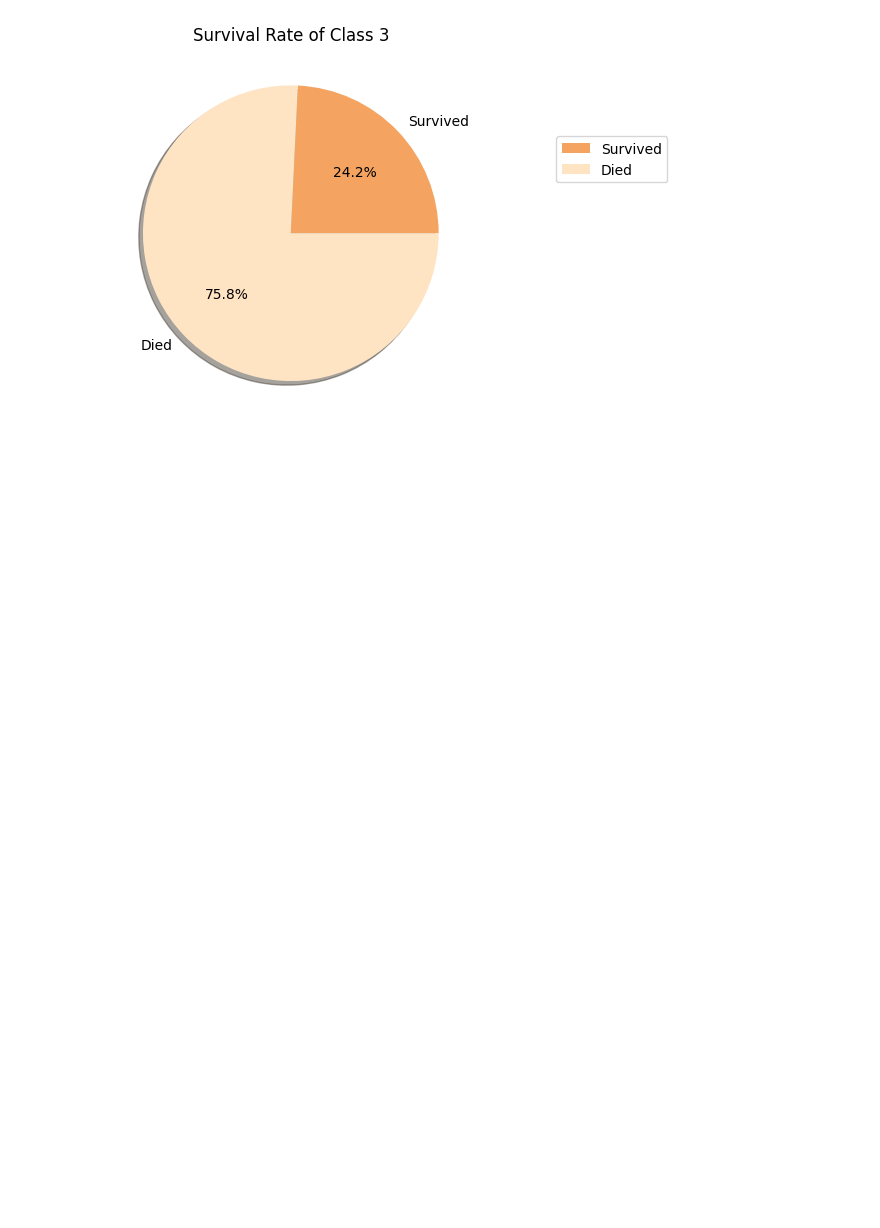
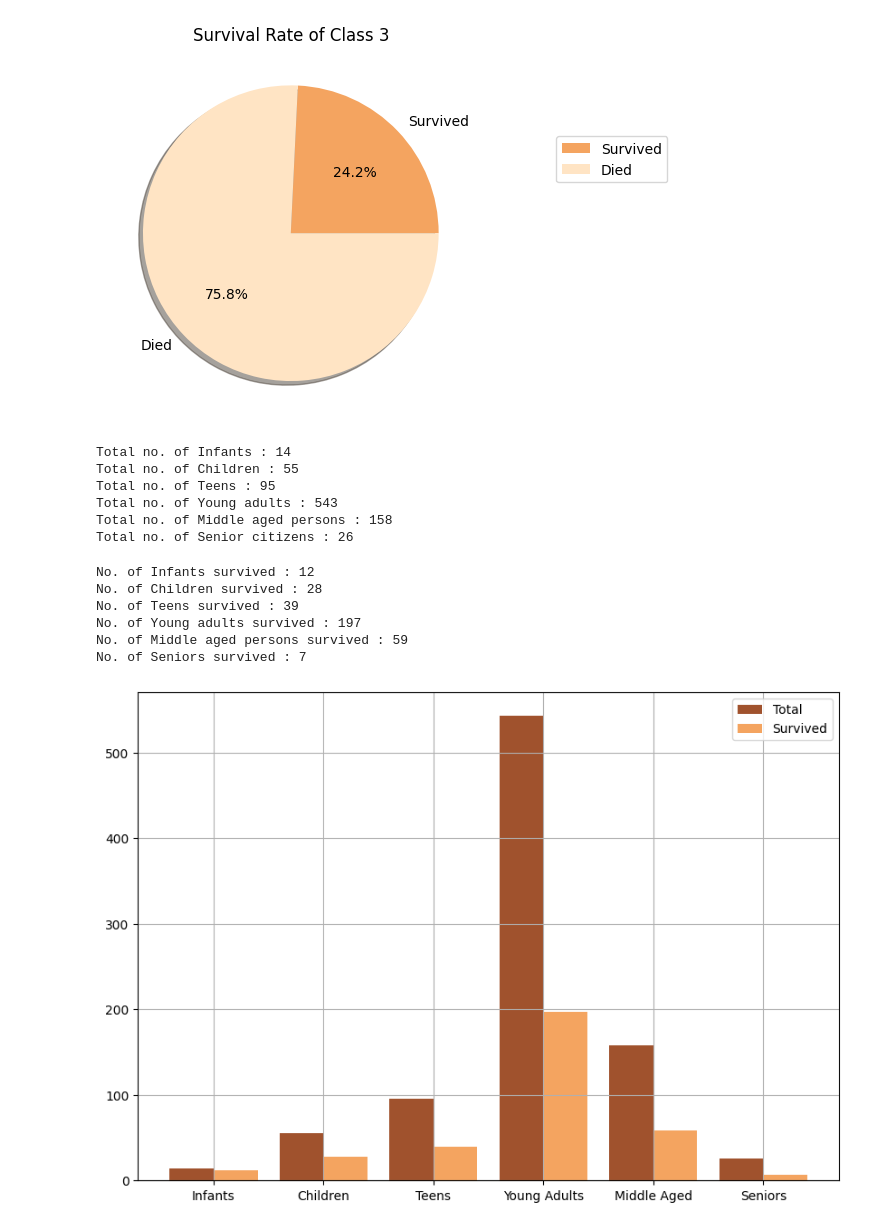
Before and after one commit to hafsatariq18/Titanic-Dataset, a Jupyter notebook: Titanic-Dataset.ipynb, the cells around one changed output. Drawn from its saved outputs; the diff is of its cells as text; code cells hidden in the pictures; blank space fills up the shorter version.

Commit message:
Calculate number of survival based on Age
Added code to calculate the number of survivors based on age categories: infants, children, teens, young adults, middle-aged persons, and seniors.

```diff
--- a/Titanic-Dataset.ipynb
+++ b/Titanic-Dataset.ipynb
@@ -173,3 +173,68 @@ plt.legend(loc="center left",bbox_to_anchor=(1.2,0.7),labels=data.keys())
 plt.show()
 # %% [output]
 [figure]
+# %%
+infants_count=(df['Age']<=1).sum()
+print("Total no. of Infants :",infants_count)
+
+children_count=((df['Age']>1) & (df['Age']<=12)).sum()
+print("Total no. of Children :",children_count)
+
+teens_count=((df['Age']>=13) & (df['Age']<=19)).sum()
+print("Total no. of Teens :",teens_count)
+
+young_adult_count=((df['Age']>=20) & (df['Age']<=39)).sum()
+print("Total no. of Young adults :",young_adult_count)
+
+middle_aged_count=((df['Age']>=40) & (df['Age']<=59)).sum()
+print("Total no. of Middle aged persons :",middle_aged_count)
+
+seniors_count=(df['Age']>=60).sum()
+print("Total no. of Senior citizens :",seniors_count)
+# %% [output]
+Total no. of Infants : 14
+Total no. of Children : 55
+Total no. of Teens : 95
+Total no. of Young adults : 543
+Total no. of Middle aged persons : 158
+Total no. of Senior citizens : 26
+# %%
+infants_survived=((df['Age']<=1) & (df['Survived']==1)).sum()
+print("No. of Infants survived :",infants_survived)
+
+children_survived=((df['Age']>1) & (df['Age']<=12) & (df['Survived']==1)).sum()
+print("No. of Children survived :",children_survived)
+
+teens_survived=((df['Age']>=13) & (df['Age']<=19) & (df['Survived']==1)).sum()
+print("No. of Teens survived :",teens_survived)
+
+young_adults_survived=((df['Age']>=20) & (df['Age']<=39) & (df['Survived']==1)).sum()
+print("No. of Young adults survived :",young_adults_survived)
+
+middle_aged_survived=((df['Age']>=40) & (df['Age']<=59) & (df['Survived']==1)).sum()
+print("No. of Middle aged persons survived :",middle_aged_survived)
+
+seniors_survived=((df['Age']>=60) & (df['Survived']==1)).sum()
+print("No. of Seniors survived :",seniors_survived)
+# %% [output]
+No. of Infants survived : 12
+No. of Children survived : 28
+No. of Teens survived : 39
+No. of Young adults survived : 197
+No. of Middle aged persons survived : 59
+No. of Seniors survived : 7
+# %%
+Total=(infants_count,children_count,teens_count,young_adult_count,middle_aged_count,seniors_count)
+Survived=(infants_survived,children_survived,teens_survived,young_adults_survived,middle_aged_survived,seniors_survived)
+x=['Infants','Children','Teens','Young Adults','Middle Aged','Seniors']
+xpos=np.arange(len(x))
+plt.figure(figsize=(10,7))
+barwidth=0.4
+plt.bar(xpos,Total,color="sienna",width=barwidth,label='Total')
+plt.bar(xpos+0.4,Survived,color="sandybrown",width=barwidth,label='Survived')
+plt.grid()
+plt.legend()
+plt.xticks(xpos+0.2,x)
+plt.show()
+# %% [output]
+[figure, added]
```
